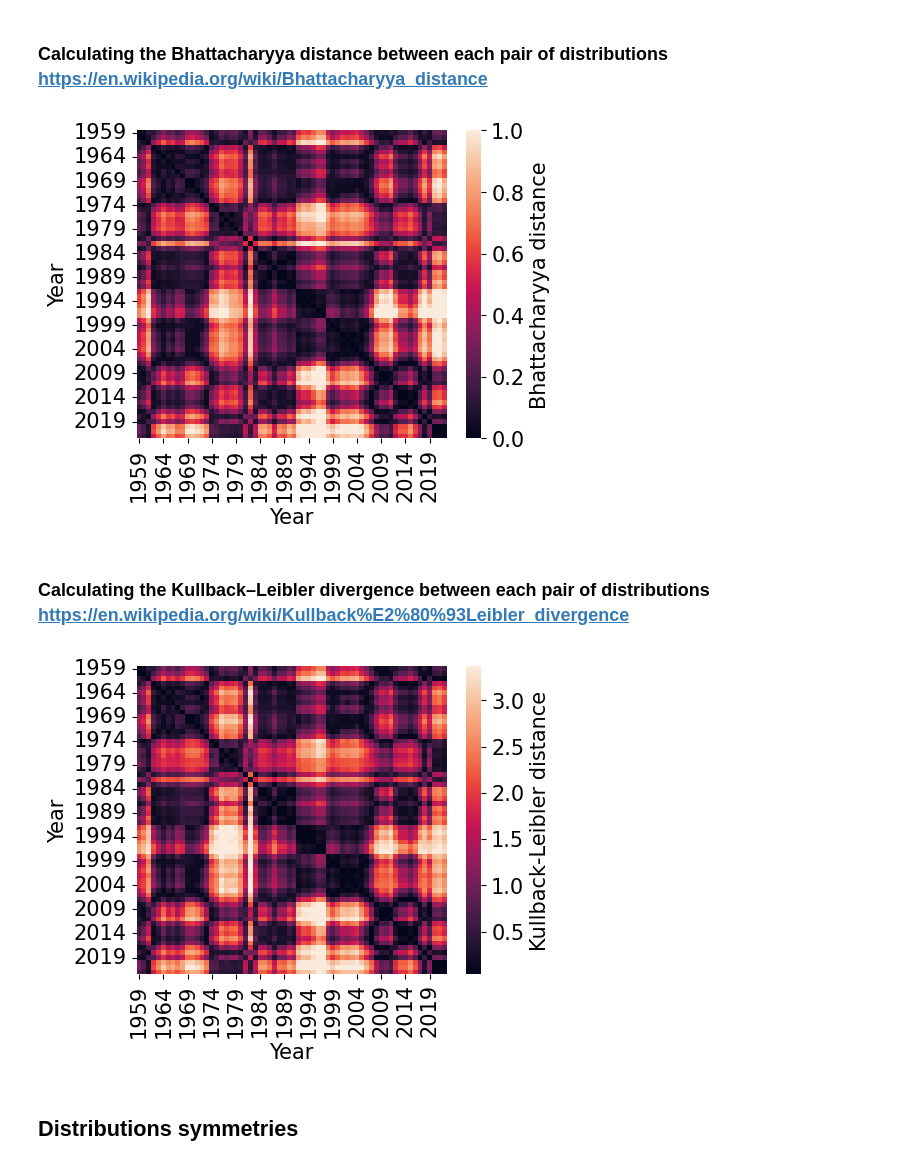
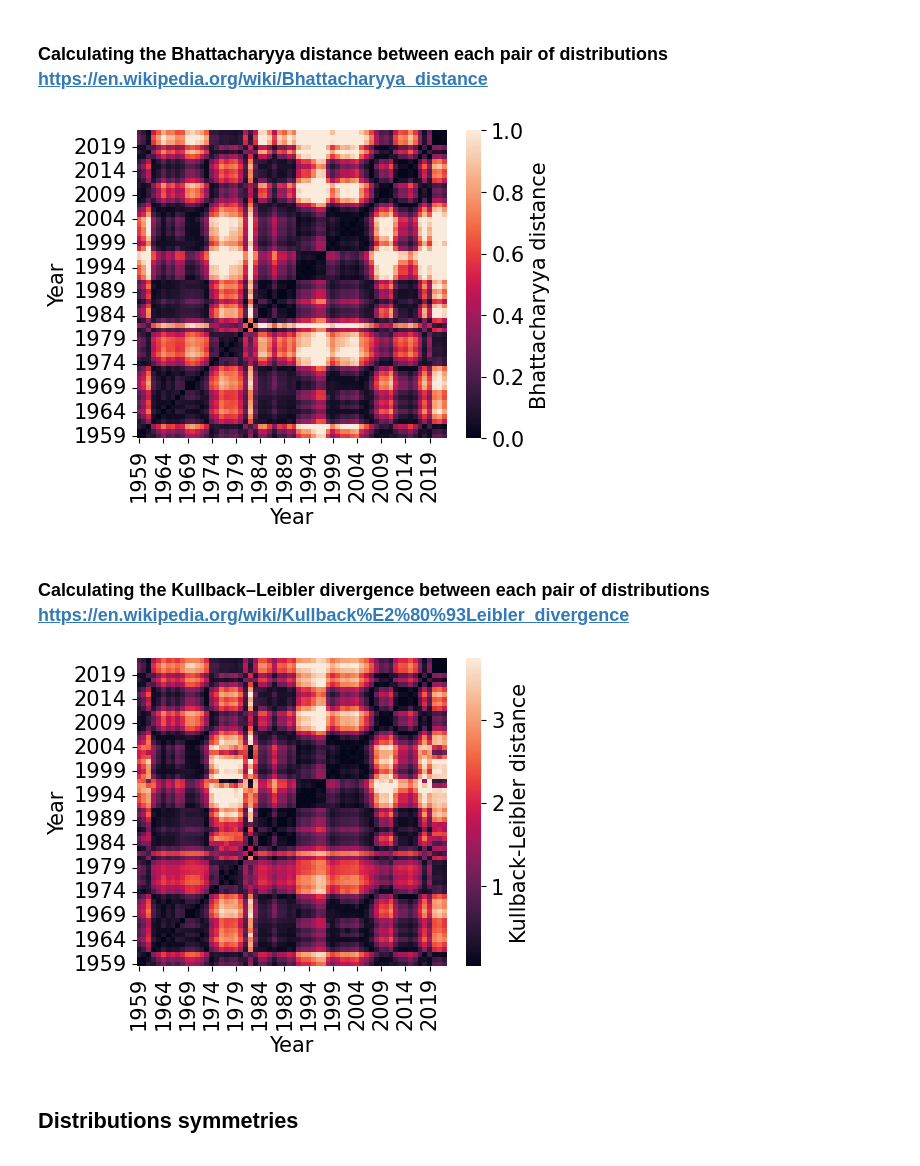
Before and after one commit to martalech/pop_charts_dynamics, a Jupyter notebook: position_change_distribution_analysis.ipynb, the cells around one changed output. Cells and saved outputs as stored; diff of their text form; code cells hidden in the pictures.

```diff
--- a/position_change_distribution_analysis.ipynb
+++ b/position_change_distribution_analysis.ipynb
@@ -47,10 +27,10 @@ billboard_hot_100_with_disappeared_songs = pd.concat([billboard_hot_100, pd.Data
 # %%
 def calculate_position_difference(position, last_week_position):
     if np.isnan(last_week_position):
-        return 100 - position
+        return np.NaN
     return last_week_position - position
 
-billboard_hot_100_with_disappeared_songs["position_change"] = billboard_hot_100_with_disappeared_songs.apply(
+billboard_hot_100["position_change"] = billboard_hot_100.apply(
     lambda x: calculate_position_difference(x["position"], x["last_week_position"]), axis=1)
 # %% [markdown]
 ## Position difference distributions
@@ -63,7 +43,7 @@ col = 0
 distributions = {}
 distributions_normalized = {}
 
-billboard_subset = billboard_hot_100_with_disappeared_songs[["year", "first_day_of_the_week", "position_change"]]
+billboard_subset = billboard_hot_100[["year", "first_day_of_the_week", "position_change"]]
 
 for year in range(1959, 2023):
     year_subset = billboard_subset[billboard_subset["year"] == year]["position_change"]
@@ -133,10 +113,12 @@ sns.heatmap(pd.DataFrame.from_dict(distances_bhattacharyya), ax=ax, vmax=1,
 ax.set_xlabel("Year")
 ax.set_ylabel("Year")
 
+ax.invert_yaxis()
+
 plt.savefig("figures/distances_distributions_bhattacharyya.pdf", format="pdf", bbox_inches="tight")
 plt.show()
 # %% [output]
-[figure, old version]
+[figure, new version]
 # %% [markdown]
 ### Calculating the Kullback–Leibler divergence between each pair of distributions https://en.wikipedia.org/wiki/Kullback%E2%80%93Leibler_divergence
 # %%
@@ -158,14 +140,16 @@ for year_1 in range(1959, 2023):
 # %%
 fig, ax = plt.subplots(figsize=(5, 4))
 
 sns.heatmap(pd.DataFrame.from_dict(distances_kullback), ax=ax, robust=True,
                              cbar_kws={'label': 'Kullback-Leibler distance'})
 ax.set_xlabel("Year")
 ax.set_ylabel("Year")
 
+ax.invert_yaxis()
+
 plt.savefig("figures/distances_distributions_kullback.pdf", format="pdf", bbox_inches="tight")
 plt.show()
 # %% [output]
-[figure, old version]
+[figure, new version]
 # %% [markdown]
 ## Distributions symmetries
```
Also changed, not shown: parts of 7 cells of this notebook, 21 other files.
